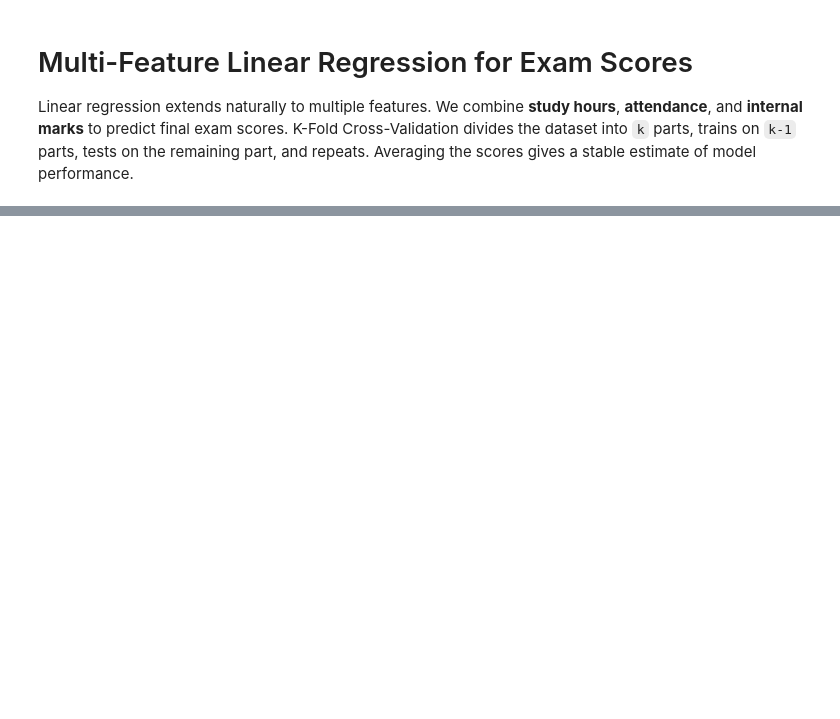
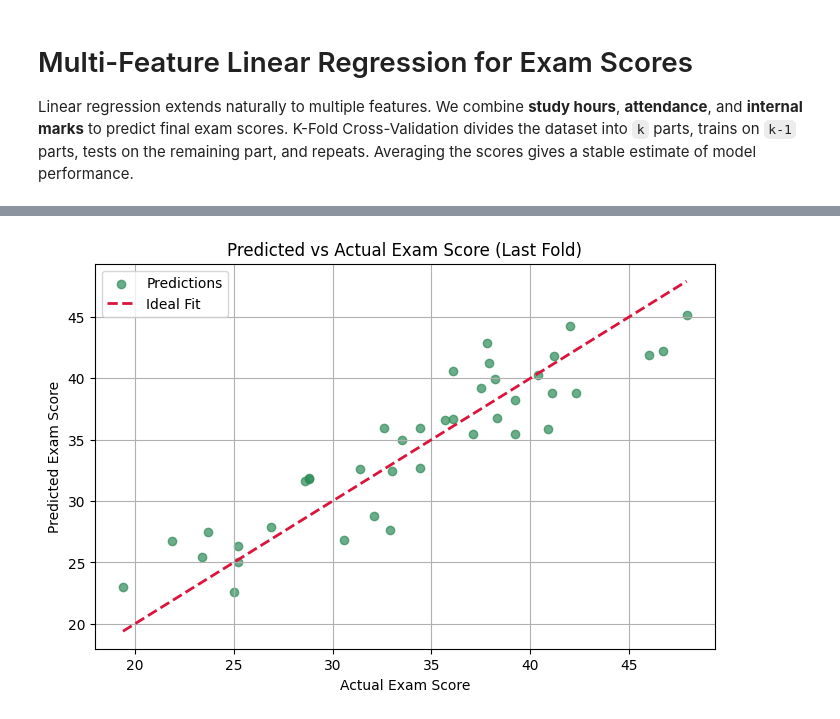
Before and after one commit to msk1039/Aiml-lab-mock, a Jupyter notebook: assi13.ipynb, the cells around one changed output, grey strips where cells are left out. Drawn from its saved outputs; the diff is of its cells as text; code cells hidden in the pictures; blank space fills up the shorter version.

```diff
--- a/assi13.ipynb
+++ b/assi13.ipynb
@@ -88,0 +152,18 @@ plt.show()
+# %%
+# Predicted vs Actual Exam Scores (Last Fold)
+plt.figure(figsize=(8, 5))
+plt.scatter(y_test, y_pred, alpha=0.7, color='seagreen', label='Predictions')
+
+# Reference line y = x for perfect predictions
+min_val = min(y_test.min(), y_pred.min())
+max_val = max(y_test.max(), y_pred.max())
+plt.plot([min_val, max_val], [min_val, max_val], color='crimson', linestyle='--', linewidth=2, label='Ideal Fit')
+
+plt.title("Predicted vs Actual Exam Score (Last Fold)")
+plt.xlabel("Actual Exam Score")
+plt.ylabel("Predicted Exam Score")
+plt.legend()
+plt.grid(True)
+plt.show()
+# %% [output]
+[figure, added]
```
Also changed, not shown: parts of 1 cell of this notebook, 25 other files.
